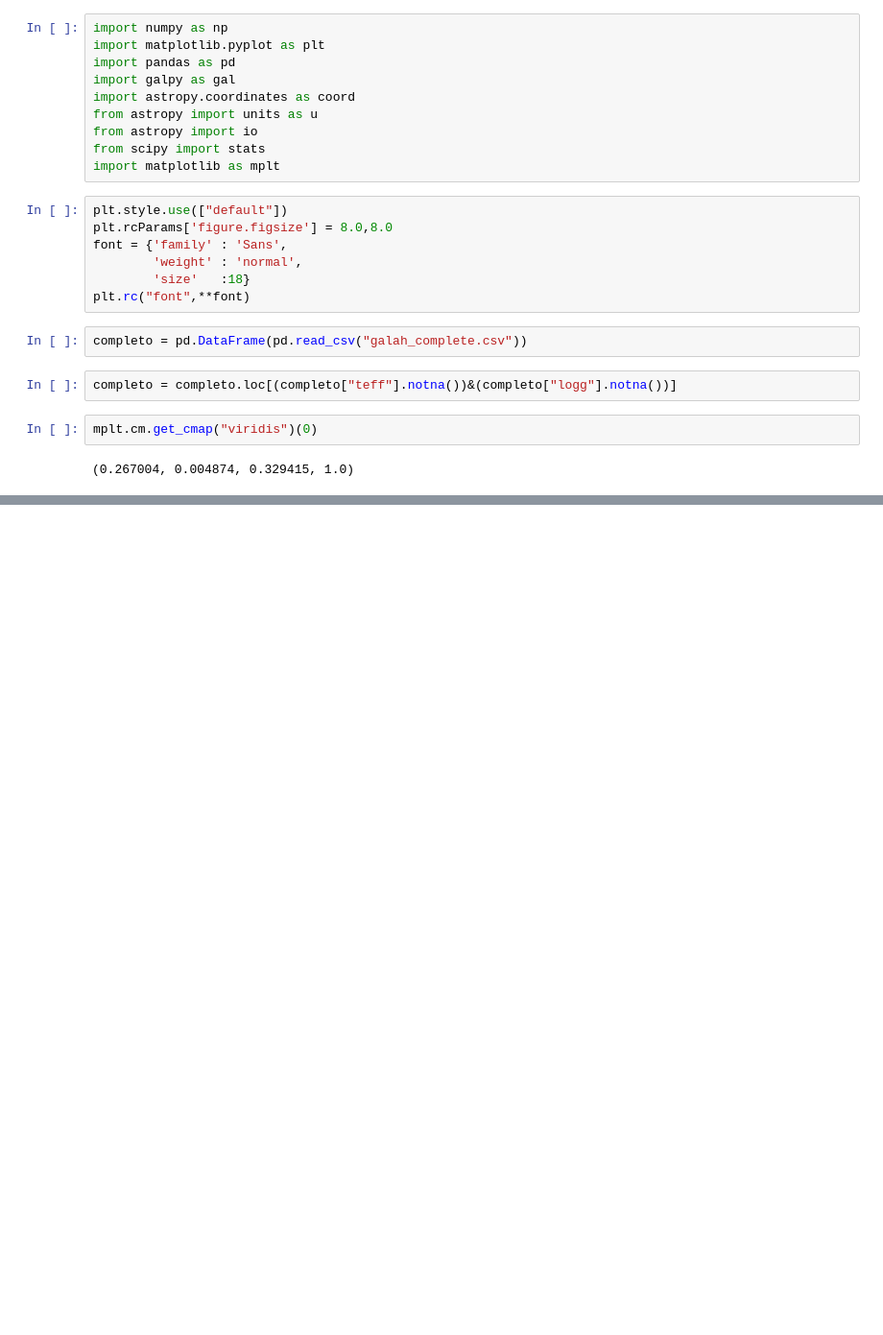
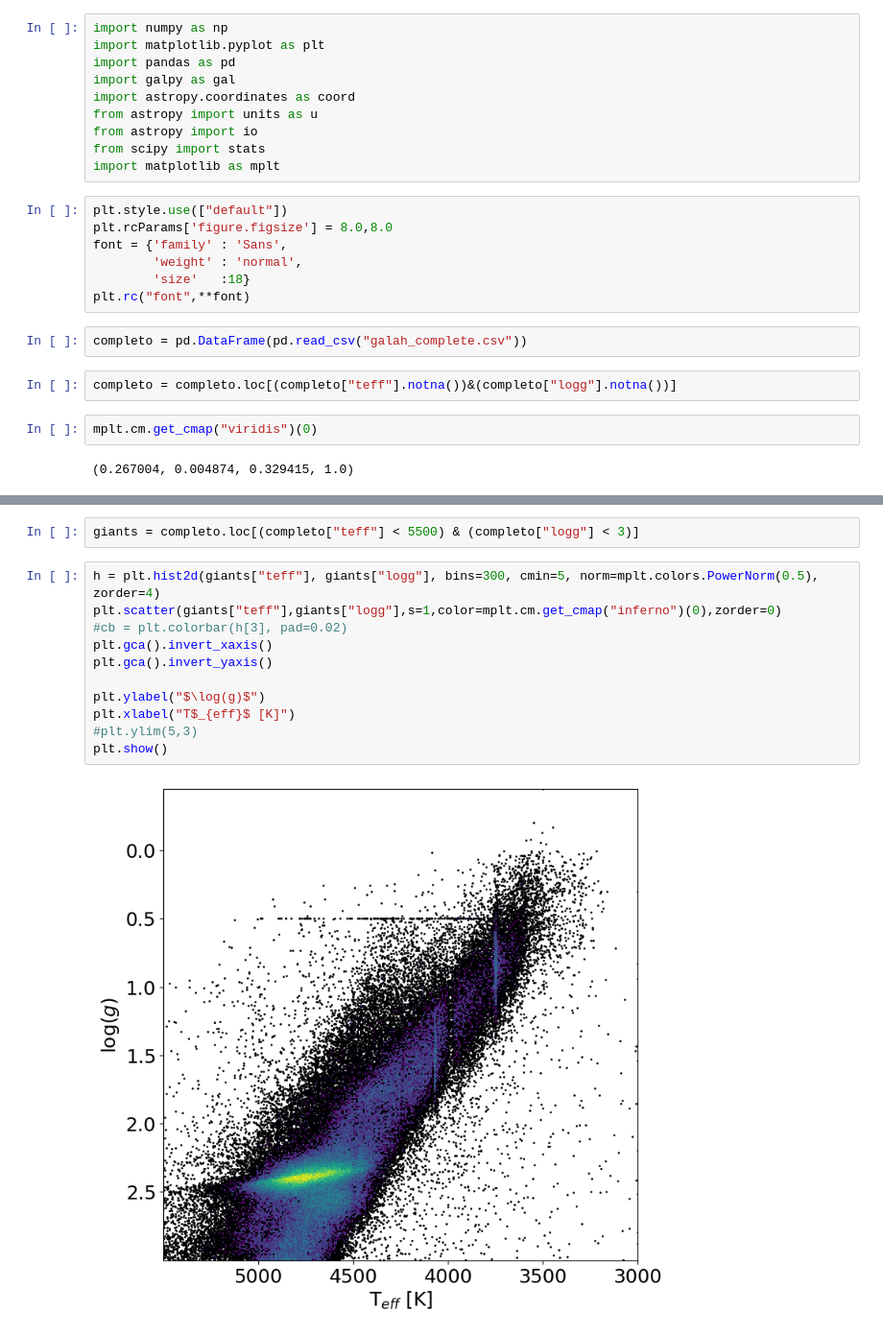
Before and after one commit to rodrigo1889/Gaia-Enceladus-Sausage, a Jupyter notebook: HR.ipynb, the cells around one changed output, grey strips where cells are left out. Shown: that part at 96% size. Saved outputs shown, nothing was run; the diff lists cells and outputs as text; blank space fills up the shorter version.

Commit message:
Subselection of the giant branch

```diff
--- a/HR.ipynb
+++ b/HR.ipynb
@@ -38,0 +39,15 @@ plt.show()
+# %%
+giants = completo.loc[(completo["teff"] < 5500) & (completo["logg"] < 3)]
+# %%
+h = plt.hist2d(giants["teff"], giants["logg"], bins=300, cmin=5, norm=mplt.colors.PowerNorm(0.5), zorder=4)
+plt.scatter(giants["teff"],giants["logg"],s=1,color=mplt.cm.get_cmap("inferno")(0),zorder=0)
+#cb = plt.colorbar(h[3], pad=0.02)
+plt.gca().invert_xaxis()
+plt.gca().invert_yaxis()
+
+plt.ylabel("$\log(g)$")
+plt.xlabel("T$_{eff}$ [K]")
+#plt.ylim(5,3)
+plt.show()
+# %% [output]
+[figure, added]
```
Also changed, not shown: parts of 2 cells of this notebook.
